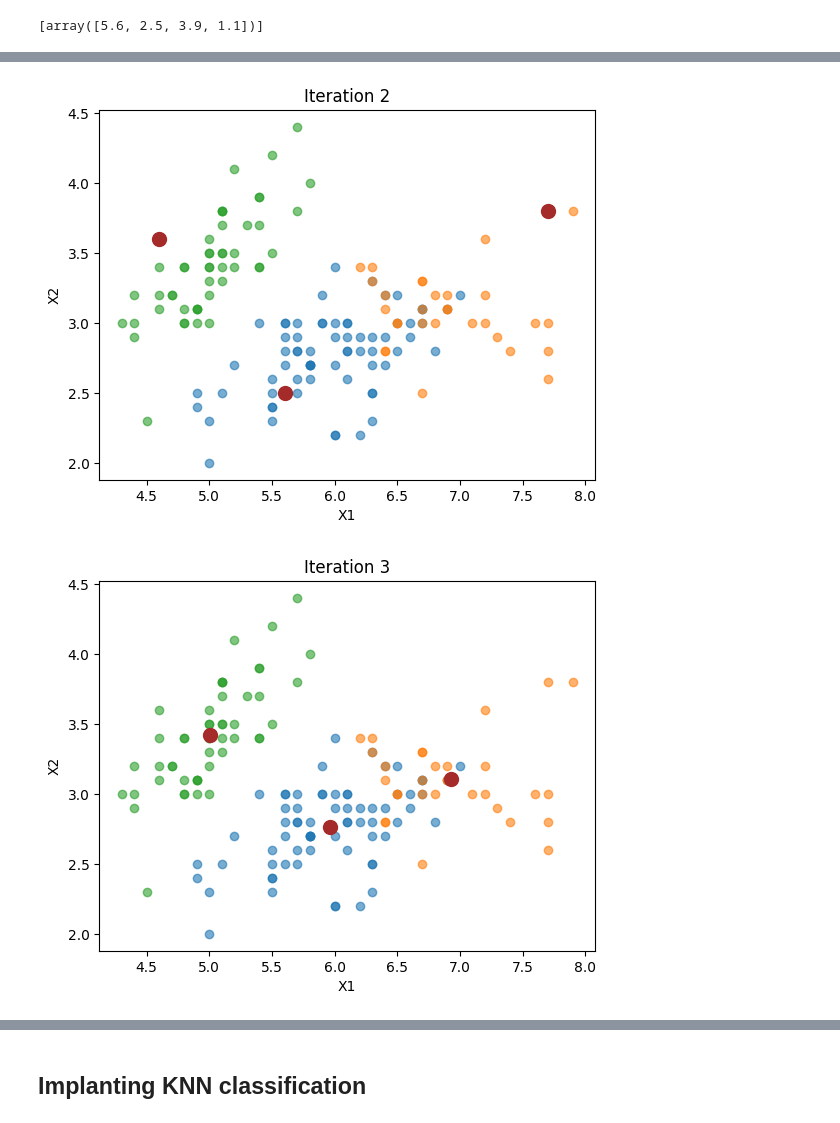
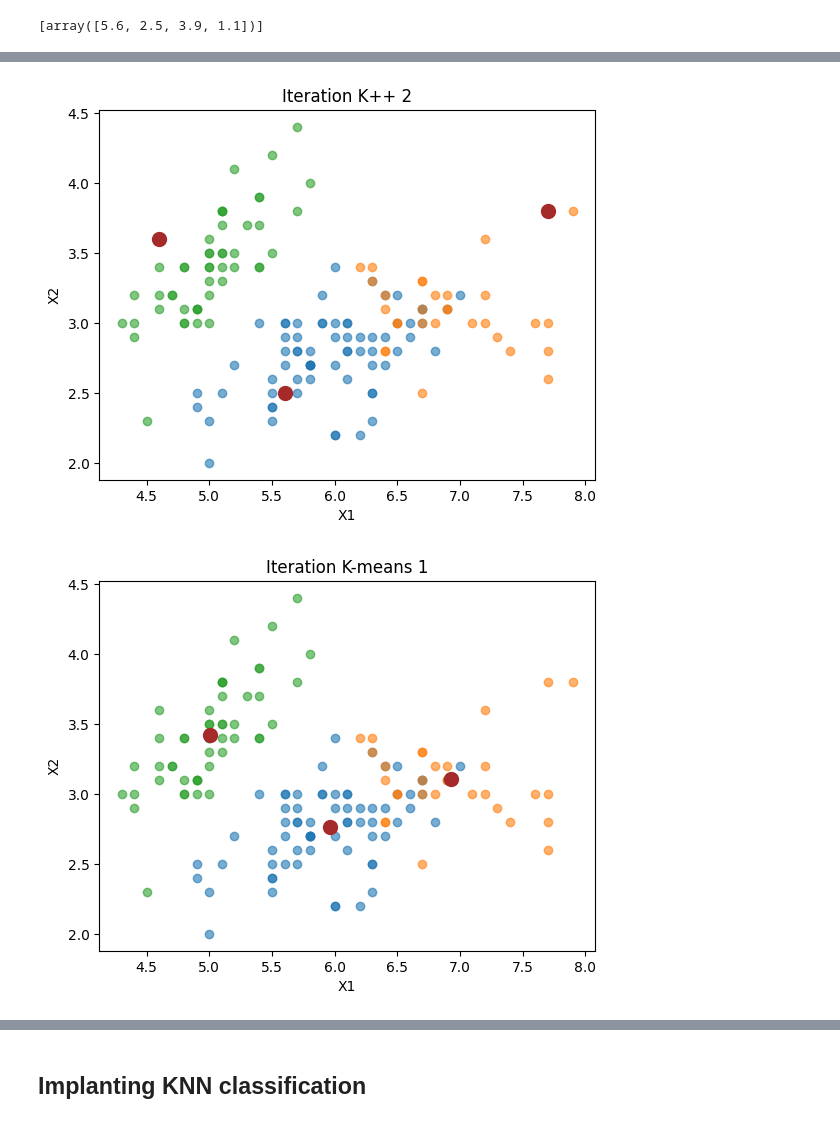
Before and after one commit to chau-doan/Assignment2-datamining, a Jupyter notebook: assignment2.ipynb, the cells around one changed output, grey strips where cells are left out. Saved outputs shown, nothing was run; the diff lists cells and outputs as text; code cells hidden in the pictures.

```diff
--- a/assignment2.ipynb
+++ b/assignment2.ipynb
@@ -132,9 +132,8 @@ centroids
 # %% [output]
 [array([5.6, 2.5, 3.9, 1.1])]
 # %%
-# Plot initial centroid
-clusters = np.zeros(len(X), dtype="int32")
-plot(X, np.array(centroids), clusters, "Initial 0")
+# plot initial centroid
+plot_initial(X, np.array(centroids), "Initial K++ 0")
 
 # K-means++: Select remaining centroids
 for i in range(2):
@@ -142,13 +141,13 @@ for i in range(2):
     next_centroid = X[np.argmax(distances)]
     centroids.append(next_centroid)
     clusters = assign_clusters(X, np.array(centroids))
-    plot(X, np.array(centroids), clusters, f'Iteration {i+1}')
+    plot(X, np.array(centroids), clusters, f'Iteration K++ {i+1}')
 
 # K-means clustering
-for i in range(2):
+for i in range(4):
     clusters = assign_clusters(X, np.array(centroids))
     new_centroids = recompute_centroids(X, clusters, len(centroids))
-    plot(X, np.array(new_centroids), clusters, f'Iteration {i+3}')
+    plot(X, np.array(new_centroids), clusters, f'Iteration K-means {i+1}')
     if np.allclose(centroids, new_centroids):
         break
     centroids = new_centroids
@@ -158,2 +157,2 @@ for i in range(2):
-[figure, old version]
+[figure, new version]
-[figure, old version]
+[figure, new version]
```
Also changed, not shown: parts of 3 cells of this notebook.
